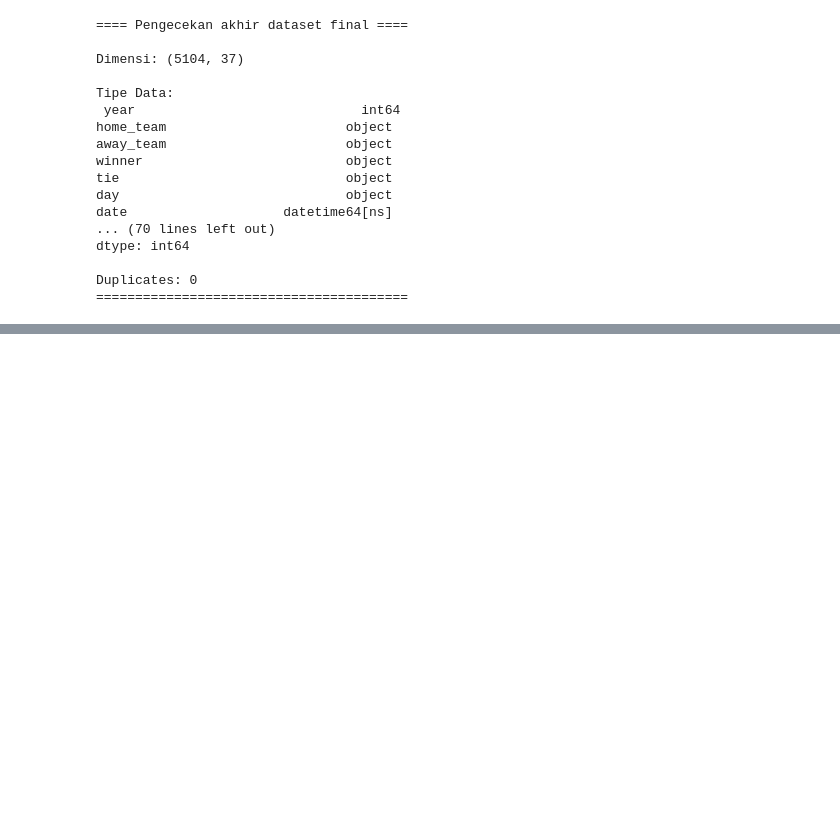
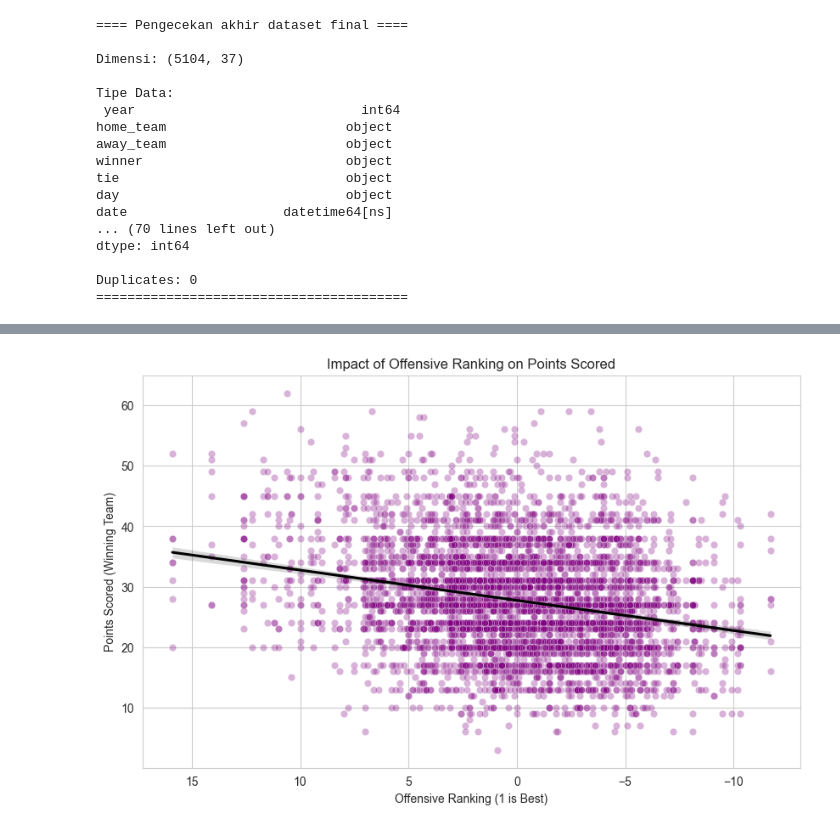
Before and after one commit to gacoanphilia/final-project, a Jupyter notebook: notebooks/final-project.ipynb, the cells around one changed output, grey strips where cells are left out. Cells and saved outputs as stored; diff of their text form; code cells hidden in the pictures; blank space fills up the shorter version.

```diff
--- a/notebooks/final-project.ipynb
+++ b/notebooks/final-project.ipynb
@@ -372,0 +423,14 @@ Duplicates: 0
+# %%
+plt.figure(figsize=(10, 6))
+
+sns.scatterplot(data=nfl, x='offensive_ranking', y='pts_win', alpha=0.3, color='purple')
+
+sns.regplot(data=nfl, x='offensive_ranking', y='pts_win', scatter=False, color='black')
+
+plt.title('Impact of Offensive Ranking on Points Scored')
+plt.xlabel('Offensive Ranking (1 is Best)')
+plt.ylabel('Points Scored (Winning Team)')
+plt.gca().invert_xaxis()
+plt.show()
+# %% [output]
+[figure, added]
```
Also changed, not shown: parts of 10 cells of this notebook.
